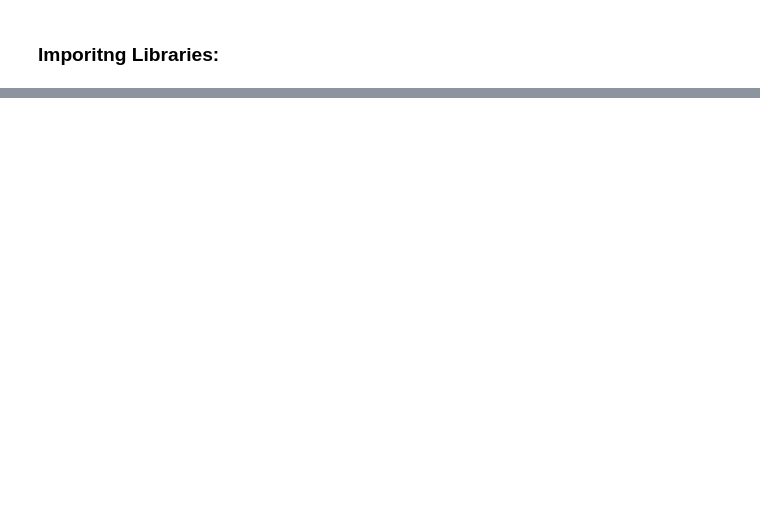
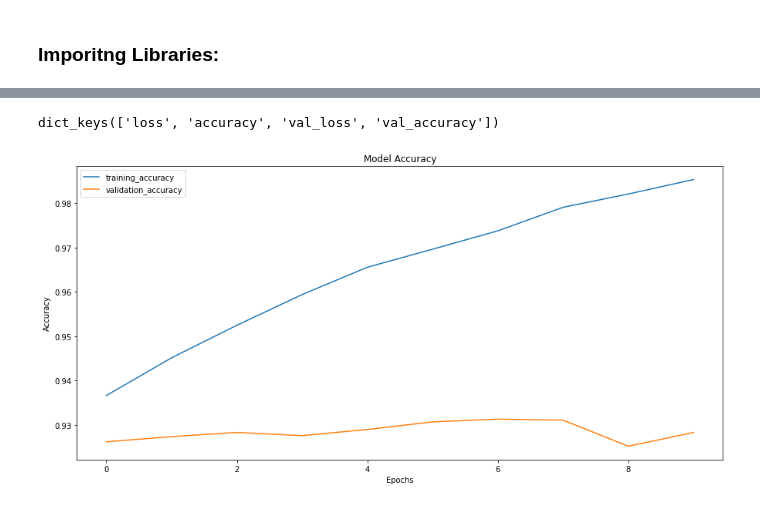
Before and after one commit to satz2000/DeepLearning-, a Jupyter notebook: CNN/CNN.ipynb, the cells around one changed output, grey strips where cells are left out. Saved outputs shown, nothing was run; the diff lists cells and outputs as text; code cells hidden in the pictures; blank space fills up the shorter version.

```diff
--- a/CNN/CNN.ipynb
+++ b/CNN/CNN.ipynb
@@ -21,3 +95,11 @@ X_test = X_test/250.0
+# %%
+# convert image into numpy array as type of float 32
+X_train = np.array(X_train, dtype="float32")
+X_test = np.array(X_test, dtype="float32")
+
+# preprocessing image by dividing into 255.0 value
+X_train = X_train/255.0
+X_test = X_test/255.0
 # %%
 # reshape the train & test dataset
 X_train = X_train.reshape(len(X_train), 28, 28, 1)
@@ -25,6 +109,7 @@ X_test = X_test.reshape(len(X_test), 28, 28, 1)
 # %%
 # create a function for Model building
 def create_model(hp):
+  # initializing the model
   model = Sequential(
       # Creating 1st Conv2D layer
       [Conv2D(filters=hp.Int("conv_1_filter", min_value=16, max_value=128, step=16),
@@ -40,7 +125,10 @@ def create_model(hp):
              activation='relu',
              input_shape=(28, 28, 1)),
 
-      # adding Flatten layer
+      # Adding maxpooling layer to get max value within a matrix
+      MaxPooling2D(pool_size=(2,2)),
+
+      # Adding Flatten layer
       Flatten(),
 
       # Creating 1st hidden layer
@@ -51,7 +139,9 @@ def create_model(hp):
       # Creating output layer
        Dense(units=10, activation='softmax')
        ])
-  model.compile(optimizer=keras.optimizers.Adam(hp.Choice('learning_rate', values=[1e-2, 1e-3])),
+
+  # Finaly compile the model...
+  model.compile(optimizer=keras.optimizers.Adam(hp.Choice('learning_rate', values=[1e-2, 1e-3, 1e-4])),
               loss='sparse_categorical_crossentropy',
               metrics=['accuracy'])
 
@@ -89,4 +190,5 @@ _________________________________________________________________
 # %%
-model.fit(X_train, y_train, epochs=10, validation_split=0.3, validation_data=(X_test, y_test))
+# fitting the dataset with the tuned model and validating our model using test data
+Model = model.fit(X_train, y_train, epochs=10, validation_split=0.3, validation_data=(X_test, y_test))
 # %% [output]
 Epoch 1/10
@@ -112,0 +214,17 @@ Epoch 10/10
+# %%
+# getting history of our model in dictionary by getting keys...
+print(Model.history.keys())
+# %% [output]
+dict_keys(['loss', 'accuracy', 'val_loss', 'val_accuracy'])
+# %%
+# Evaluating the model accuracy
+plt.figure(figsize=(15,7))
+plt.plot(Model.history['accuracy'])
+plt.plot(Model.history['val_accuracy'])
+plt.title("Model Accuracy")
+plt.xlabel("Epochs")
+plt.ylabel("Accuracy")
+plt.legend(['training_accuracy', 'validation_accuracy'])
+plt.show()
+# %% [output]
+[figure, added]
```
Also changed, not shown: parts of 30 cells of this notebook.
